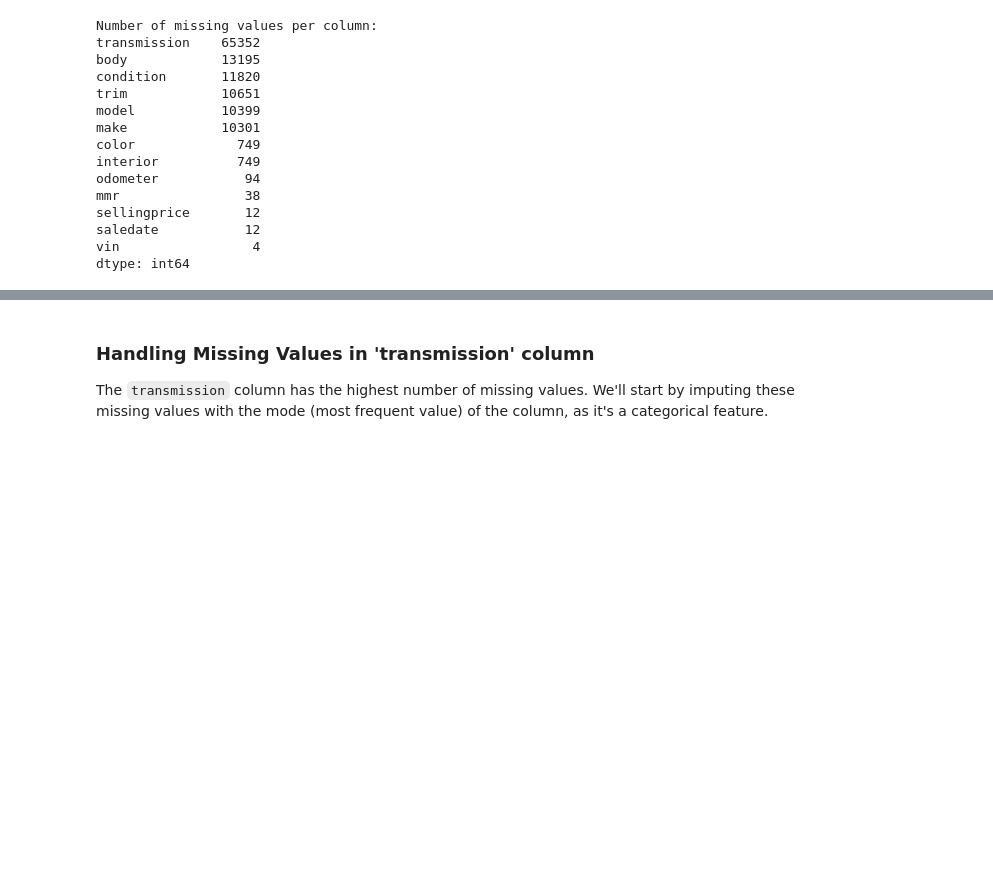
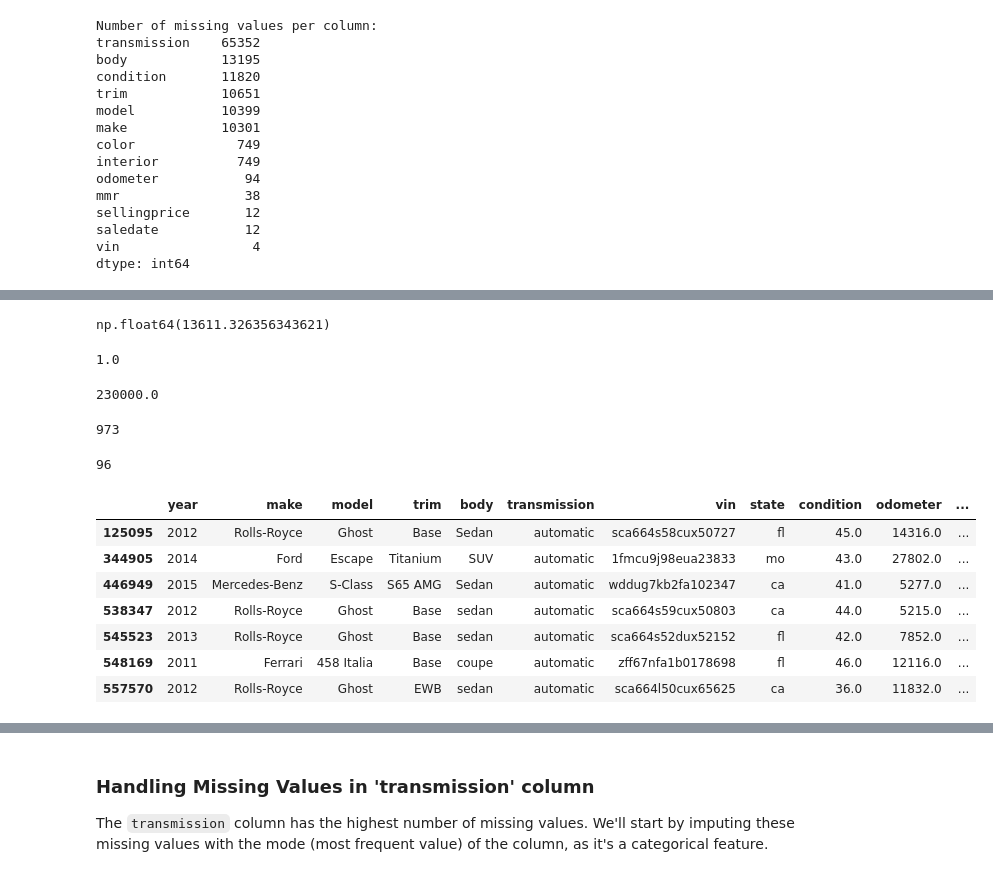
Before and after one commit to mdakram0778/Case-Study-Stock-Price-Analysis-of-IT-Companies, a Jupyter notebook: Car_Data_Analysis.ipynb, the cells around one changed output, grey strips where cells are left out. Cells and saved outputs as stored; diff of their text form; code cells hidden in the pictures; blank space fills up the shorter version.

```diff
--- a/Car_Data_Analysis.ipynb
+++ b/Car_Data_Analysis.ipynb
@@ -302,0 +320,42 @@ dtype: int64
+# %%
+# Average car selling price
+df_car_prices['sellingprice'].mean()
+# %% [output]
+np.float64(13611.326356343621)
+# %%
+# Minimum car selling price
+df_car_prices['sellingprice'].min()
+# %% [output]
+1.0
+# %%
+# Maximum car selling price
+df_car_prices['sellingprice'].max()
+# %% [output]
+230000.0
+# %%
+# Unique car models
+
+df_car_prices['model'].nunique()
+# %% [output]
+973
+# %%
+# Unique car brands
+
+df_car_prices['make'].nunique()
+# %% [output]
+96
+# %%
+# Cars with selling price greater than 165000
+
+high_price_cars = df_car_prices[df_car_prices['sellingprice'] > 165000]
+
+high_price_cars
+# %% [output]
+|  | year | make | model | trim | body | transmission | vin | state | condition | odometer | ... |
+| 125095 | 2012 | Rolls-Royce | Ghost | Base | Sedan | automatic | sca664s58cux50727 | fl | 45.0 | 14316.0 | ... |
+| 344905 | 2014 | Ford | Escape | Titanium | SUV | automatic | 1fmcu9j98eua23833 | mo | 43.0 | 27802.0 | ... |
+| 446949 | 2015 | Mercedes-Benz | S-Class | S65 AMG | Sedan | automatic | wddug7kb2fa102347 | ca | 41.0 | 5277.0 | ... |
+| 538347 | 2012 | Rolls-Royce | Ghost | Base | sedan | automatic | sca664s59cux50803 | ca | 44.0 | 5215.0 | ... |
+| 545523 | 2013 | Rolls-Royce | Ghost | Base | sedan | automatic | sca664s52dux52152 | fl | 42.0 | 7852.0 | ... |
+| 548169 | 2011 | Ferrari | 458 Italia | Base | coupe | automatic | zff67nfa1b0178698 | fl | 46.0 | 12116.0 | ... |
+| 557570 | 2012 | Rolls-Royce | Ghost | EWB | sedan | automatic | sca664l50cux65625 | ca | 36.0 | 11832.0 | ... |
```
Also changed, not shown: parts of 17 cells of this notebook.
